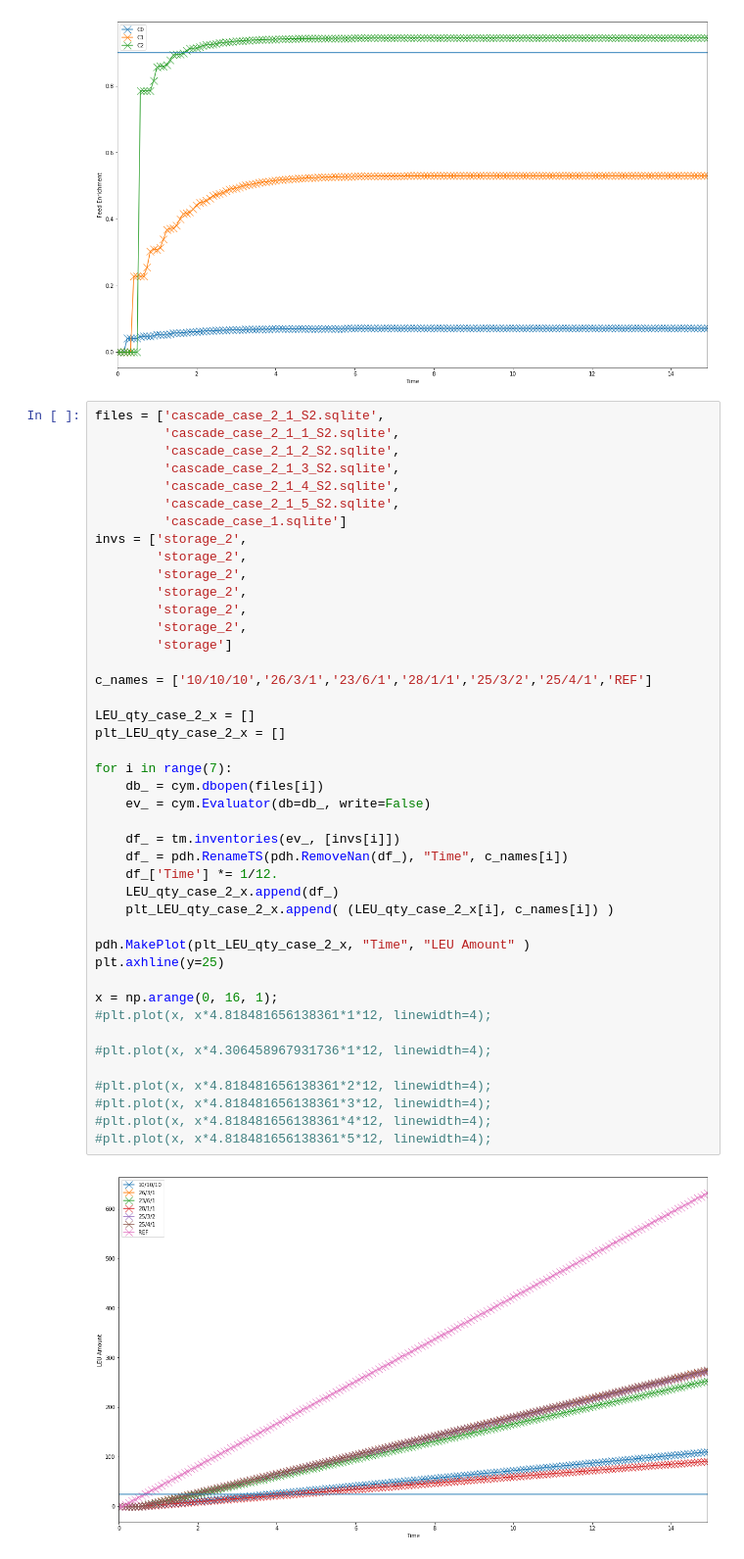
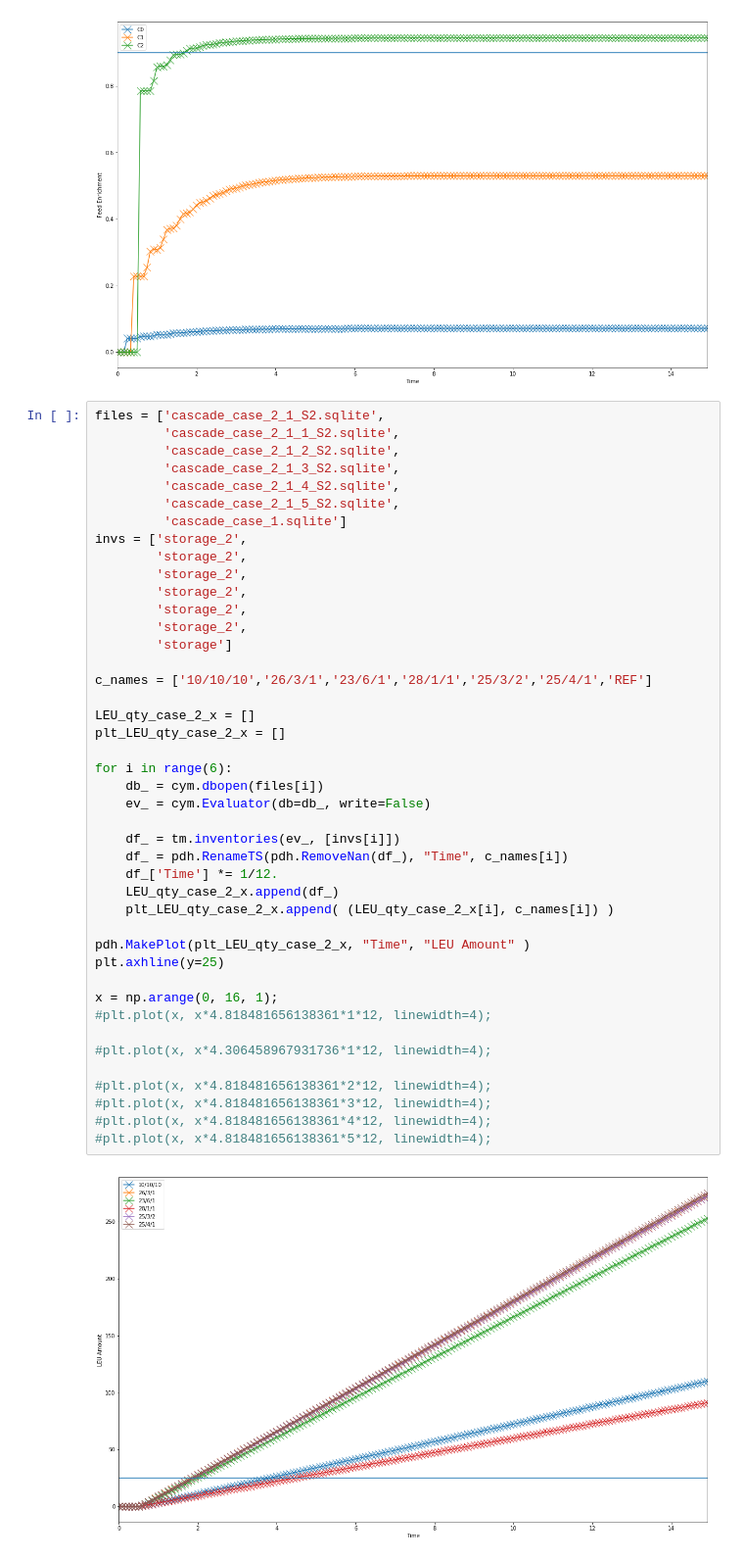
Before and after one commit to bam241/cyclus_jcpoa, a Jupyter notebook: case 2 _1.ipynb, the cells around one changed output. Shown at 98% size. Drawn from its saved outputs; the diff is of its cells as text.

```diff
--- a/case 2 _1.ipynb
+++ b/case 2 _1.ipynb
@@ -90,32 +90,32 @@ invs = ['storage_2',
         'storage_2',
         'storage']
 
 c_names = ['10/10/10','26/3/1','23/6/1','28/1/1','25/3/2','25/4/1','REF']
 
 LEU_qty_case_2_x = []
 plt_LEU_qty_case_2_x = []
 
-for i in range(7):
+for i in range(6):
     db_ = cym.dbopen(files[i])
     ev_ = cym.Evaluator(db=db_, write=False)
 
     df_ = tm.inventories(ev_, [invs[i]])
     df_ = pdh.RenameTS(pdh.RemoveNan(df_), "Time", c_names[i])
     df_['Time'] *= 1/12.
     LEU_qty_case_2_x.append(df_)
     plt_LEU_qty_case_2_x.append( (LEU_qty_case_2_x[i], c_names[i]) )
 
 pdh.MakePlot(plt_LEU_qty_case_2_x, "Time", "LEU Amount" )
 plt.axhline(y=25)
 
 x = np.arange(0, 16, 1);
 #plt.plot(x, x*4.818481656138361*1*12, linewidth=4);
 
 #plt.plot(x, x*4.306458967931736*1*12, linewidth=4);
 
 #plt.plot(x, x*4.818481656138361*2*12, linewidth=4);
 #plt.plot(x, x*4.818481656138361*3*12, linewidth=4);
 #plt.plot(x, x*4.818481656138361*4*12, linewidth=4);
 #plt.plot(x, x*4.818481656138361*5*12, linewidth=4);
 # %% [output]
-[figure, old version]
+[figure, new version]
```
Also changed, not shown: 4 other files.
